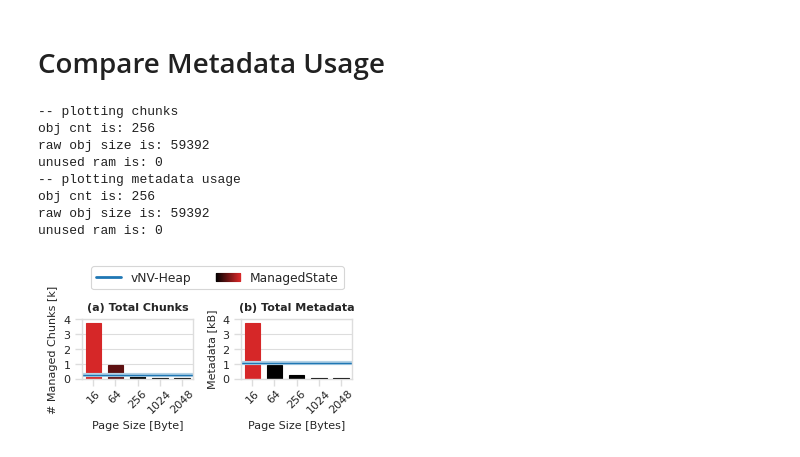
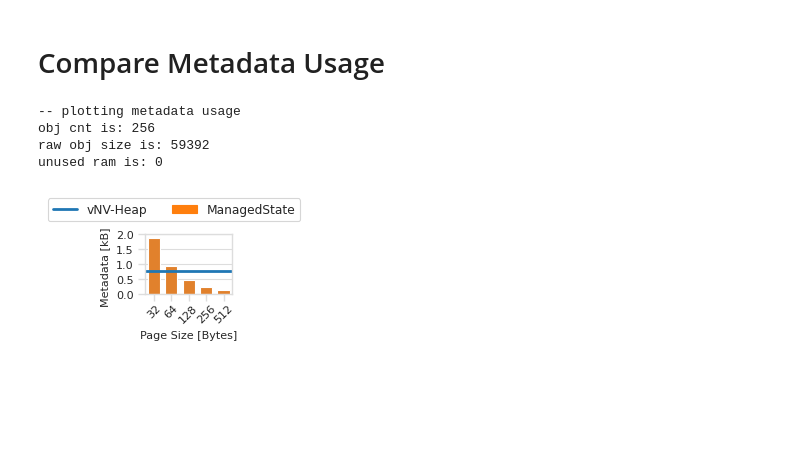
Before and after one commit to markus-gerber/vnv-heap, a Jupyter notebook: evaluation/kvs.ipynb, the cells around one changed output. Drawn from its saved outputs; the diff is of its cells as text; code cells hidden in the pictures; blank space fills up the shorter version.

Commit message:
kvs plot

```diff
--- a/evaluation/kvs.ipynb
+++ b/evaluation/kvs.ipynb
@@ -2,7 +2,7 @@
 # Get Immutable Reference Benchmarks
 # %%
 # select measurement file
-file_name = "data/2025-03-09 15-51-49.json"
+file_name = "data/2025-03-19 00-00-16 kvs.json"
 
 # plot settings
 show_error_bar = False
@@ -32,7 +32,7 @@ baseline = convert_datasets(
     unwrapped=show_error_bar
 )
 
-baseline = baseline[baseline["options.inner.kvs_options.page_size"].isin([16, 64, 256, 1024, 2048])]
+baseline = baseline[baseline["options.inner.kvs_options.page_size"].isin([32, 64, 128, 256, 512])]
 
 dataset = pd.concat([heap, baseline])
 dataset.rename({"options.inner.iterations": "options.iterations"}, axis=1, inplace=True)
@@ -427,61 +447,50 @@ def plot_metadata_usage(ax: plt.Axes, objs: list, unused_ram: int = 0):
     #         label.set_y(6)
 # %%
 import matplotlib.pyplot as plt
-import seaborn as sns
-from util.plot import set_theme
-import math
-import matplotlib.patches as patches
 from matplotlib.legend_handler import HandlerTuple
 
 objs = [(64, 32), (128, 128), (32, 256), (32, 1024)]
 unused_ram = 0
 
-(fig, axes) = plt.subplots(1, 2, figsize=(3.3, 3.3*0.45))
+(fig, ax) = plt.subplots(1, 1, figsize=(1.56, 3.3*0.4))
 
 
-plot_chunks(axes[0], objs, unused_ram)
-plot_metadata_usage(axes[1], objs, unused_ram)
+# plot_chunks(axes[0], objs, unused_ram)
+plot_metadata_usage(ax, objs, unused_ram)
 
-axes[0].set_title("(a) Total Chunks", fontweight="bold")
-axes[1].set_title("(b) Total Metadata", fontweight="bold")
+# axes[0].set_title("(a) Total Chunks", fontweight="bold")
+# ax.set_title("Total Metadata", fontweight="bold")
 
-
-cmap_gradient = sns.blend_palette(["black", palette[0]], as_cmap=True)(np.linspace(0, 1, 100))
+# cmap_gradient = sns.blend_palette(["black", palette[0]], as_cmap=True)(np.linspace(0, 1, 100))
 
 
 legend_handles = []
 legend_labels = []
 
 legend_handles.append(Line2D([0], [0], color=palette[1], lw=2))
 legend_labels.append("vNV-Heap")
 
+legend_handles.append(plt.Rectangle((0,0),1,1, color=palette[0]))
 legend_labels.append("ManagedState")
-legend_handles.append([patches.Patch(facecolor=c, edgecolor=c, label="test") for c in cmap_gradient])
 
 
 fig.legend(
     handles = legend_handles,
     labels = legend_labels,
     loc = "lower center",
-    bbox_to_anchor=(0.55, 0.97),
+    bbox_to_anchor=(0.55, 0.93),
     ncol=2,
     title=None,
     frameon=True,
     handler_map={list: HandlerTuple(ndivide=None, pad=0)}
 )
 
 fig.tight_layout()
 
-# plot_metadata_size([(16+8, 32), (32+16, 128), (32, 256), (16, 1024), (8, 4096)], unused_ram=0)
-# plot_metadata_size([((32+32)/2, 32), ((64+32)/2, 128), (64/2, 256), (16/2, 1024), (0/2, 4096)], unused_ram=0)
 save_plot(f"kvs_chunks", False)
 # %% [output]
--- plotting chunks
-obj cnt is: 256
-raw obj size is: 59392
-unused ram is: 0
 -- plotting metadata usage
 obj cnt is: 256
 raw obj size is: 59392
 unused ram is: 0
-[figure, old version]
+[figure, new version]
```
Also changed, not shown: parts of 5 cells of this notebook, 2 other files.
